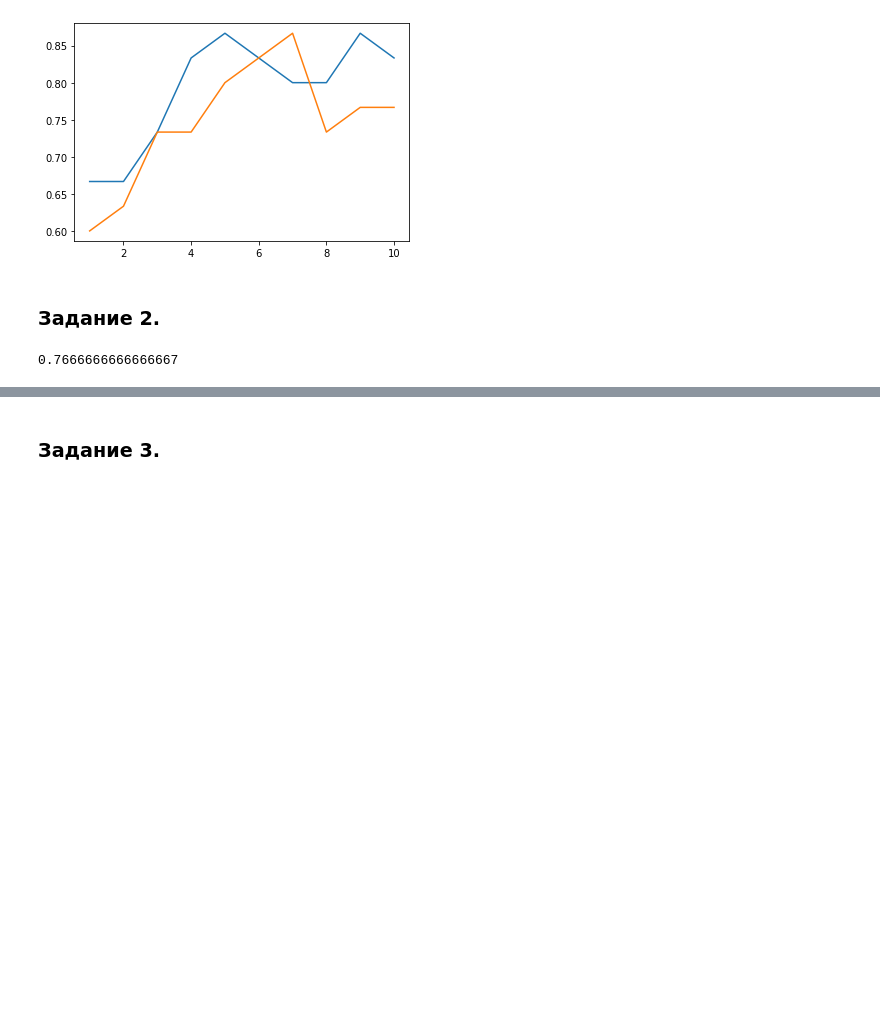
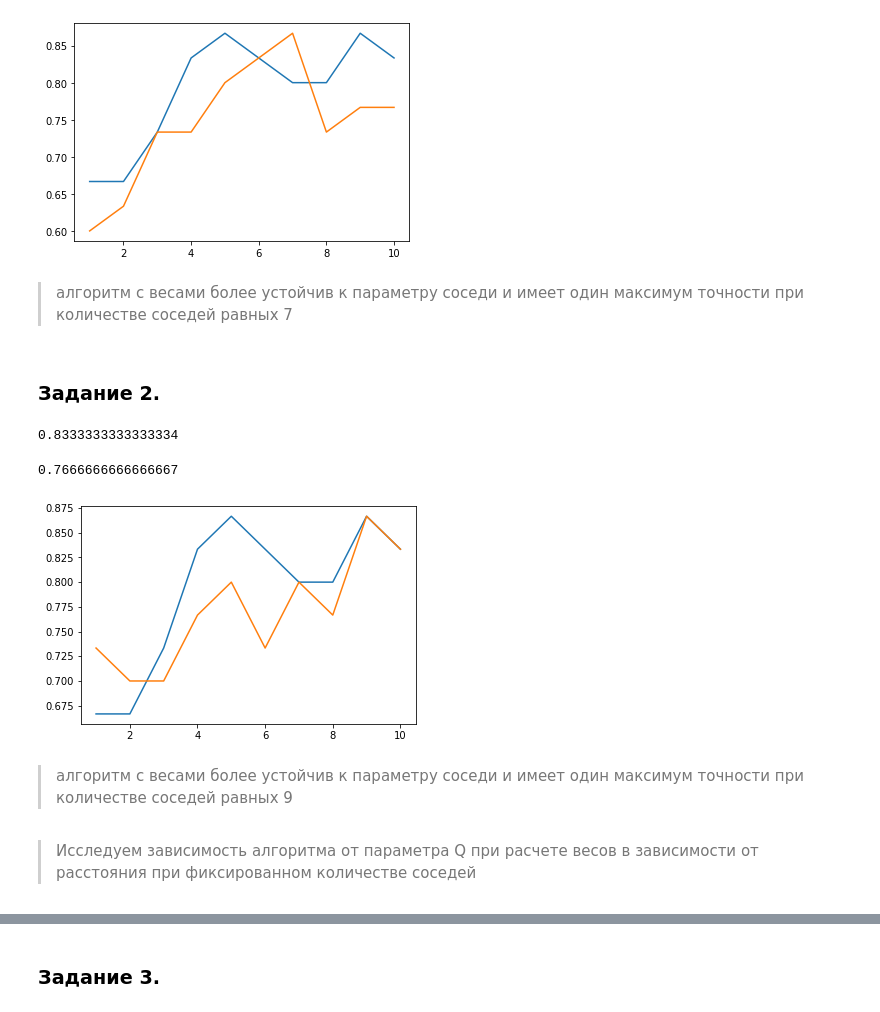
Before and after one commit to alex-chin/gb_data_analysis, a Jupyter notebook: homeworks/home07/home07.ipynb, the cells around one changed output, grey strips where cells are left out. Saved outputs shown, nothing was run; the diff lists cells and outputs as text; code cells hidden in the pictures; blank space fills up the shorter version.

Commit message:
home07: task02 graph

```diff
--- a/homeworks/home07/home07.ipynb
+++ b/homeworks/home07/home07.ipynb
@@ -175,10 +155,42 @@ plt.plot(ex1_pred2[:,:1], ex1_pred2[:,1:2])
 plt.show()
 # %% [output]
 [figure]
+# %% [markdown]
+> алгоритм с весами более устойчив к параметру соседи и
+> имеет один максимум точности при количестве соседей равных 7
 # %% [markdown]
 ### Задание 2.
+# %%
+gbknn1 = GbKnn(X, y, EvMetDist(), test_size=0.2, k_neighbours=4)
+gbknn1.quality(gbknn1.predict())
+# %% [output]
+0.8333333333333334
 # %%
-gbknn3 = GbKnnWDist(X, y, EvMetDist(), test_size=0.2, k_neighbours=4)
-gbknn3.quality(gbknn3.predict())
+gbknn2 = GbKnnWDist(X, y, EvMetDist(), test_size=0.2, k_neighbours=4)
+gbknn2.quality(gbknn2.predict())
 # %% [output]
 0.7666666666666667
+# %%
+ex1_pred1 = []
+ex1_pred2 = []
+for k in range(1, 10 + 1):
+    gbknn1.params(k_neighbours=k)
+    gbknn2.params(k_neighbours=k)
+    ex1_pred1.append([k, gbknn1.quality(gbknn1.predict())])
+    ex1_pred2.append([k, gbknn2.quality(gbknn2.predict())])
+ex1_pred1 = np.array(ex1_pred1)
+ex1_pred2 = np.array(ex1_pred2)
+# %%
+from matplotlib import pyplot as plt
+
+plt.plot(ex1_pred1[:, :1], ex1_pred1[:, 1:2])
+plt.plot(ex1_pred2[:, :1], ex1_pred2[:, 1:2])
+plt.show()
+# %% [output]
+[figure, added]
+# %% [markdown]
+> алгоритм с весами более устойчив к параметру соседи и
+> имеет один максимум точности при количестве соседей равных 9
+# %% [markdown]
+> Исследуем зависимость алгоритма от параметра Q при расчете весов
+> в зависимости от расстояния при фиксированном количестве соседей
```
Also changed, not shown: parts of 8 cells of this notebook.
